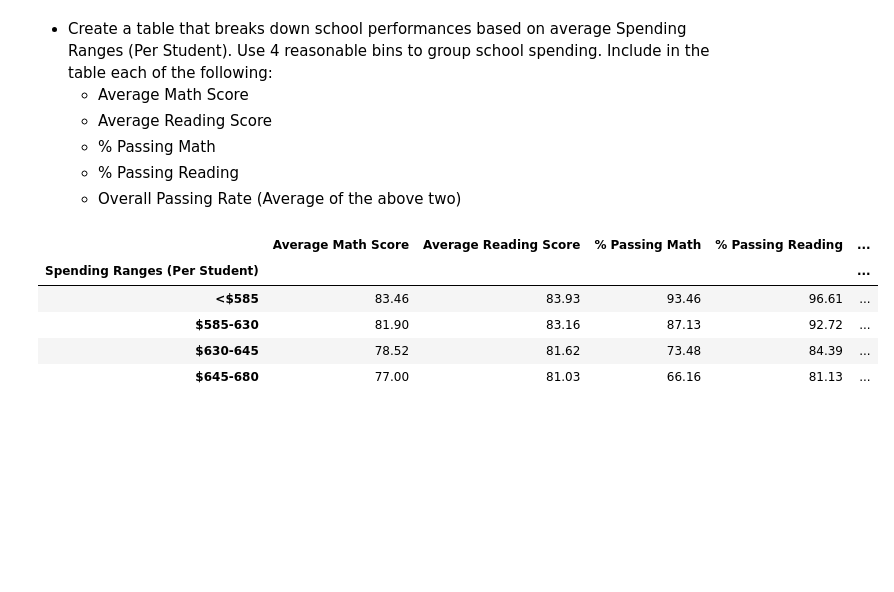
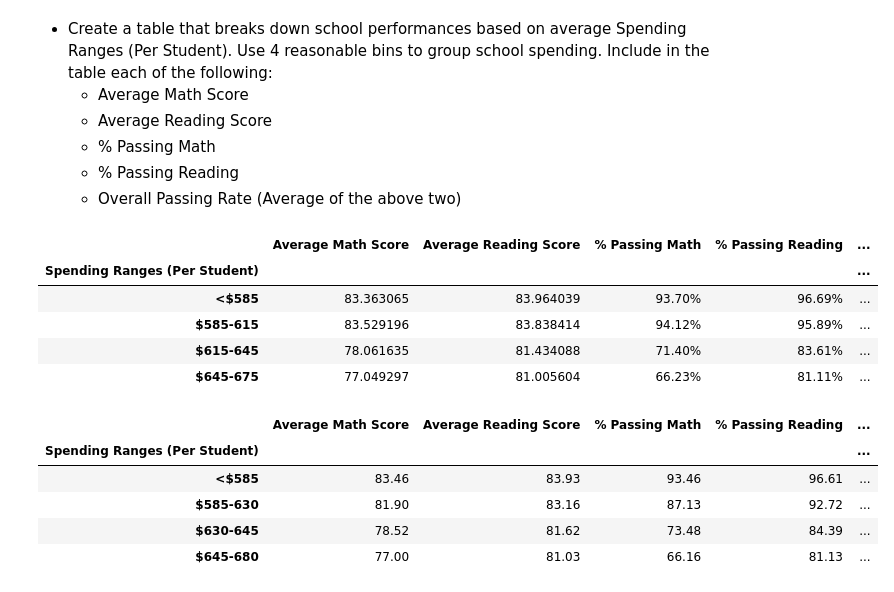
Before and after one commit to jaryan77/PyCity-Schools, a Jupyter notebook: PyCitySchools/starter.ipynb, the cells around one changed output. Drawn from its saved outputs; the diff is of its cells as text; code cells hidden in the pictures; blank space fills up the shorter version.

Commit message:
finished scores by spending

```diff
--- a/PyCitySchools/starter.ipynb
+++ b/PyCitySchools/starter.ipynb
@@ -301,8 +301,53 @@ reading_scores
     * % Passing Reading
     * Overall Passing Rate (Average of the above two)
 # %%
-bins = [0, 585, 615, 645, 675]
-groups = ["<$585", "$585-615", ]
+spending_bins = [0, 585, 615, 645, 675]
+spending_groups = ["<$585", "$585-615", "$615-645", "$645-675"]
+# %%
+#Add column 'Spending Range', divide budget by no. of students
+main_df["Spending Ranges"] = pd.cut(main_df['budget']/main_df['size'], spending_bins, labels=spending_groups)
+
+#Groupby spending range
+spending_summary = main_df.groupby("Spending Ranges")
+
+#Get the averages of scores
+math_spending = spending_summary["math_score"].mean()
+reading_spending = spending_summary["reading_score"].mean()
+
+#Get percentages
+spending_math_percent = main_df[main_df["math_score"] >= 70].groupby("Spending Ranges")["Student ID"].count()/spending_summary["Student ID"].count()*100
+
+spending_reading_percent = main_df[main_df["reading_score"] >= 70].groupby("Spending Ranges")["Student ID"].count()/spending_summary["Student ID"].count()*100
+
+overall_spending_percent = main_df[(main_df["math_score"] >= 70) &
+                                   (main_df["reading_score"] >= 70)].groupby("Spending Ranges")["Student ID"].count()/spending_summary["Student ID"].count()*100
+# %%
+#Create DataFrame
+scores_by_spending = pd.DataFrame({
+    "Average Math Score": math_spending,
+    "Average Reading Score": reading_spending,
+    "% Passing Math": spending_math_percent,
+    "% Passing Reading": spending_reading_percent,
+    "% Passing Overall": overall_spending_percent
+})
+
+#Index so we have a title for groups column
+scores_by_spending.index.name = "Spending Ranges (Per Student)"
+scores_by_spending = scores_by_spending.reindex(spending_groups)
+
+#Format for % sign
+scores_by_spending["% Passing Math"] = scores_by_spending["% Passing Math"].map('{:.2f}%'.format)
+scores_by_spending["% Passing Reading"] = scores_by_spending["% Passing Reading"].map('{:.2f}%'.format)
+scores_by_spending["% Passing Overall"] = scores_by_spending["% Passing Overall"].map('{:.2f}%'.format)
+
+scores_by_spending
+# %% [output]
+|  | Average Math Score | Average Reading Score | % Passing Math | % Passing Reading | ... |
+| Spending Ranges (Per Student) |  |  |  |  | ... |
+| <$585 | 83.363065 | 83.964039 | 93.70% | 96.69% | ... |
+| $585-615 | 83.529196 | 83.838414 | 94.12% | 95.89% | ... |
+| $615-645 | 78.061635 | 81.434088 | 71.40% | 83.61% | ... |
+| $645-675 | 77.049297 | 81.005604 | 66.23% | 81.11% | ... |
 # %%
 # %% [output]
 |  | Average Math Score | Average Reading Score | % Passing Math | % Passing Reading | ... |
```
Also changed, not shown: 2 other files.
